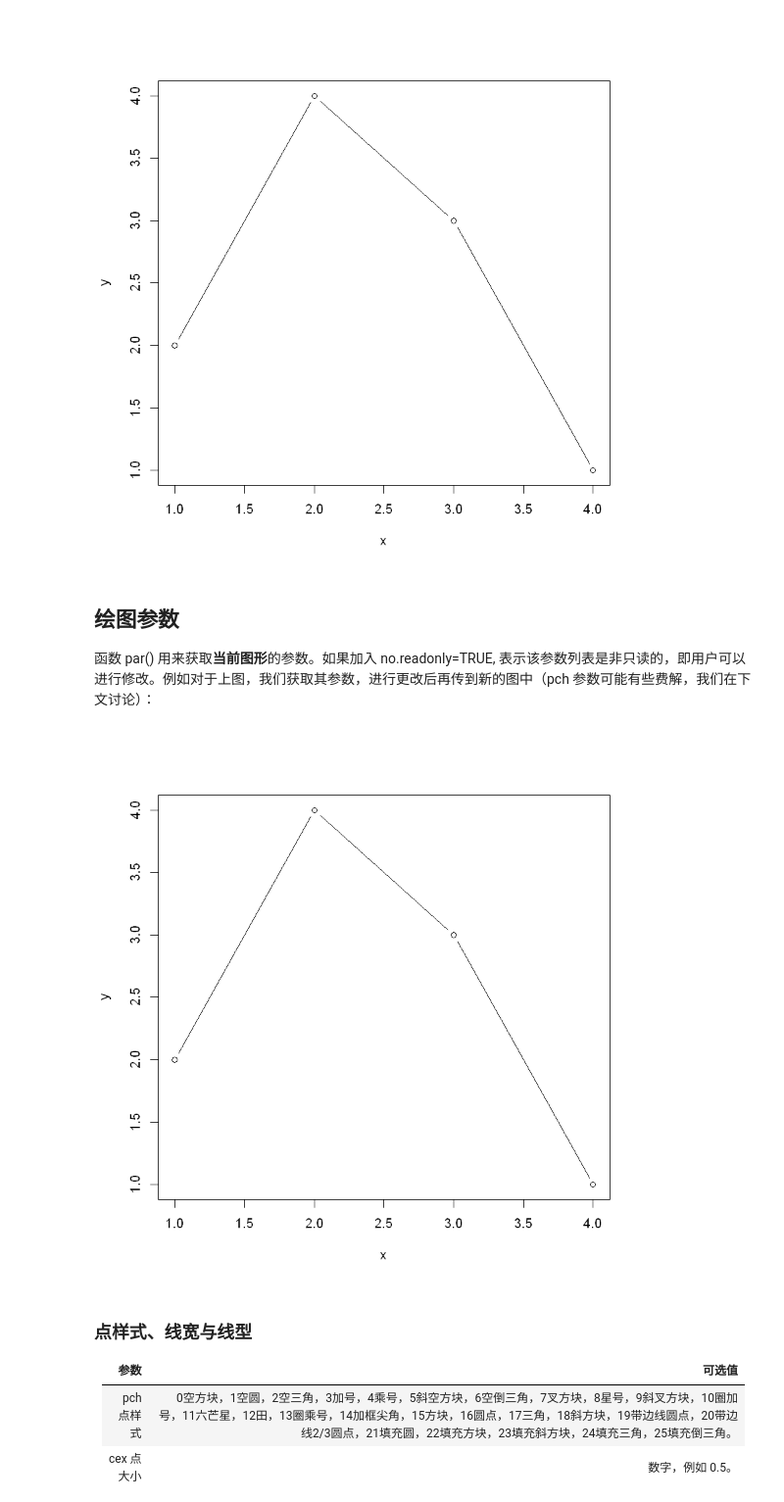
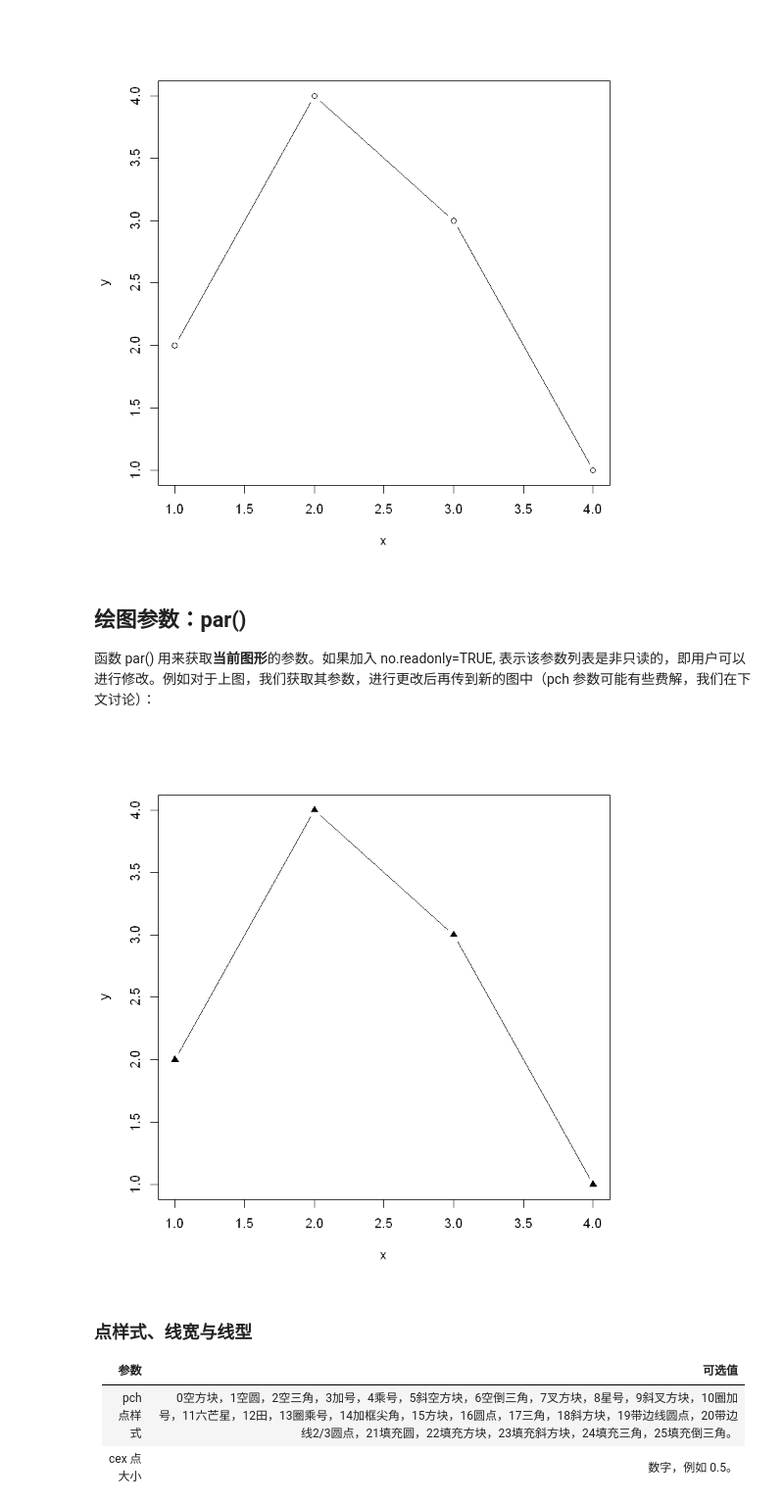
Before and after one commit to wklchris/wklchris.github.io, a Jupyter notebook: ipynb/R-plotting-basic.ipynb, the cells around one changed output. Shown at 98% size. Cells and saved outputs as stored; diff of their text form; code cells hidden in the pictures.

Commit message:
Update R-plotting-basic

```diff
--- a/ipynb/R-plotting-basic.ipynb
+++ b/ipynb/R-plotting-basic.ipynb
@@ -48,20 +48,20 @@ plot(x, y, type="b")
 # %% [output]
 [figure]
 # %% [markdown]
-## 绘图参数
+## 绘图参数：par()
 
 函数 par() 用来获取**当前图形**的参数。如果加入 no.readonly=TRUE, 表示该参数列表是非只读的，即用户可以进行修改。例如对于上图，我们获取其参数，进行更改后再传到新的图中（pch 参数可能有些费解，我们在下文讨论）：
 # %%
 # 方法一：类交互式的更改方法
 opar <- par(no.readonly=T)
-par(pch=21)  # 更改点样式
+par(pch=17)  # 更改点样式
 plot(x, y, type="b")
 par(opar)
 
 # 方法二：部分绘图参数支持直接传入参数
 # plot(x, y, type="b", pch=17)
 # %% [output]
-[figure, old version]
+[figure, new version]
 # %% [markdown]
 ### 点样式、线宽与线型
 
```
Also changed, not shown: parts of 5 cells of this notebook, 7 other files.
